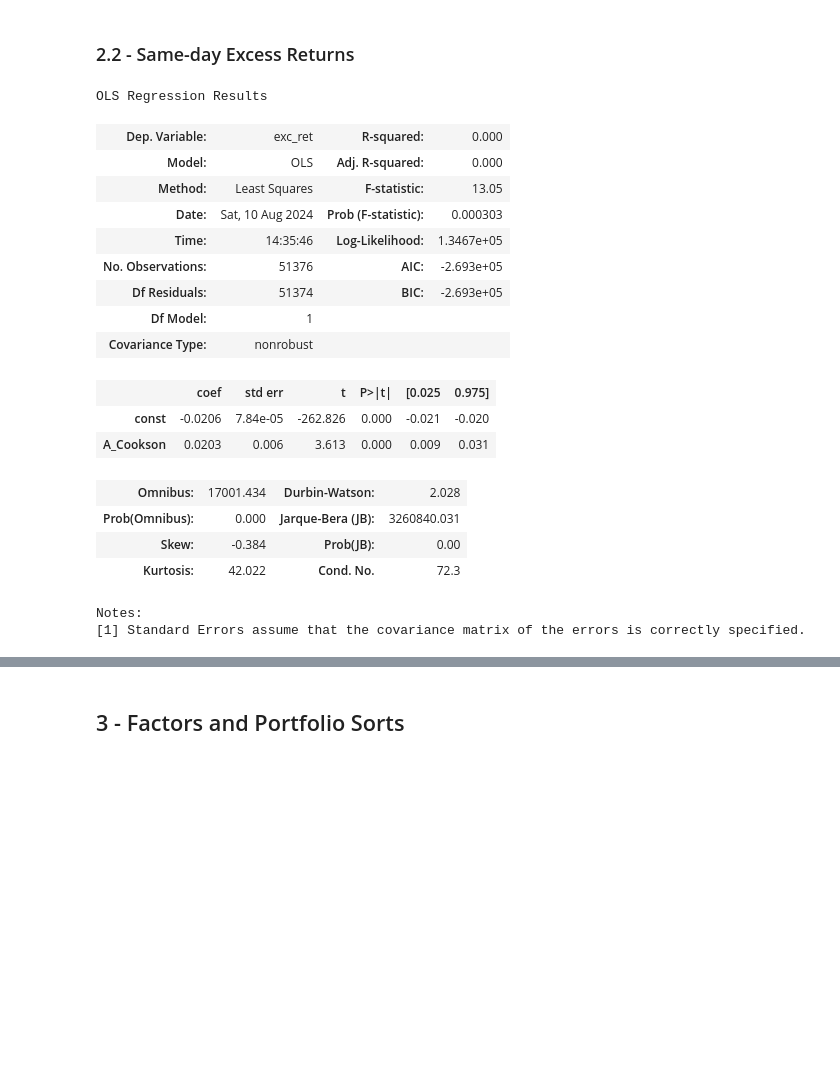
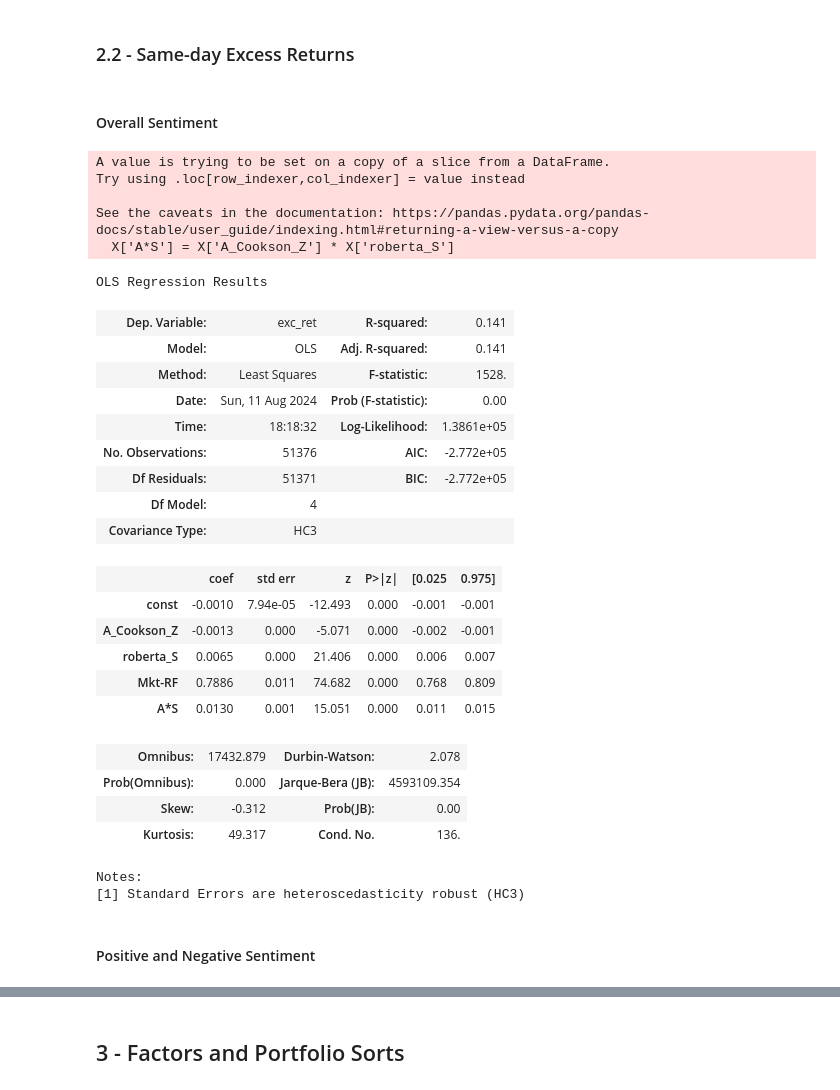
Before and after one commit to Berga20/Code_MSc_Thesis, a Jupyter notebook: Analysis.ipynb, the cells around one changed output, grey strips where cells are left out. Drawn from its saved outputs; the diff is of its cells as text; code cells hidden in the pictures; blank space fills up the shorter version.

```diff
--- a/Analysis.ipynb
+++ b/Analysis.ipynb
@@ -533,0 +577,3 @@ research_data
+# %%
+X = regressions_data[['A_Cookson_Z', 'roberta_S', 'Mkt-RF']]
+X['A*S'] = X['A_Cookson_Z'] * X['roberta_S']
@@ -559,0 +624,4 @@ Notes:
+# %%
+X = regressions_data[['A_Cookson_Z', 'roberta_pos', 'roberta_neg', 'Mkt-RF']]
+X['A*S_pos'] = X['A_Cookson_Z'] * X['roberta_pos']
+X['A*S_neg'] = X['A_Cookson_Z'] * X['roberta_neg']
@@ -559,0 +639,5 @@ Notes:
+# %%
+X_ols = sm.add_constant(X)
+y_ndret = regressions_data['exc_ret_nd']
+m2 = sm.OLS(y_ndret, X_ols).fit(cov_type='HC3')
+m2.summary()
@@ -560,26 +669,43 @@ Notes:
 # %% [markdown]
 ### 2.2 - Same-day Excess Returns
+# %% [markdown]
+#### Overall Sentiment
+# %%
+X = regressions_data[['A_Cookson_Z', 'roberta_S', 'Mkt-RF']]
+X['A*S'] = X['A_Cookson_Z'] * X['roberta_S']
+X_ols = sm.add_constant(X)
+# %% [output]
+A value is trying to be set on a copy of a slice from a DataFrame.
+Try using .loc[row_indexer,col_indexer] = value instead
+
+See the caveats in the documentation: https://pandas.pydata.org/pandas-docs/stable/user_guide/indexing.html#returning-a-view-versus-a-copy
+  X['A*S'] = X['A_Cookson_Z'] * X['roberta_S']
 # %%
-y_ret = research_data['exc_ret']
-m2 = sm.OLS(y_ret, X_ols).fit()
-m2.summary()
+y_ret = regressions_data['exc_ret']
+m3 = sm.OLS(y_ret, X_ols).fit(cov_type='HC3')
+m3.summary()
 # %% [output]
 OLS Regression Results
-| Dep. Variable: | exc_ret | R-squared: | 0.000 |
-| Model: | OLS | Adj. R-squared: | 0.000 |
-| Method: | Least Squares | F-statistic: | 13.05 |
-| Date: | Sat, 10 Aug 2024 | Prob (F-statistic): | 0.000303 |
-| Time: | 14:35:46 | Log-Likelihood: | 1.3467e+05 |
-| No. Observations: | 51376 | AIC: | -2.693e+05 |
-| Df Residuals: | 51374 | BIC: | -2.693e+05 |
-| Df Model: | 1 |  |  |
-| Covariance Type: | nonrobust |  |  |
+| Dep. Variable: | exc_ret | R-squared: | 0.141 |
+| Model: | OLS | Adj. R-squared: | 0.141 |
+| Method: | Least Squares | F-statistic: | 1528. |
+| Date: | Sun, 11 Aug 2024 | Prob (F-statistic): | 0.00 |
+| Time: | 18:18:32 | Log-Likelihood: | 1.3861e+05 |
+| No. Observations: | 51376 | AIC: | -2.772e+05 |
+| Df Residuals: | 51371 | BIC: | -2.772e+05 |
+| Df Model: | 4 |  |  |
+| Covariance Type: | HC3 |  |  |
-|  | coef | std err | t | P>|t| | [0.025 | 0.975] |
-| const | -0.0206 | 7.84e-05 | -262.826 | 0.000 | -0.021 | -0.020 |
-| A_Cookson | 0.0203 | 0.006 | 3.613 | 0.000 | 0.009 | 0.031 |
+|  | coef | std err | z | P>|z| | [0.025 | 0.975] |
+| const | -0.0010 | 7.94e-05 | -12.493 | 0.000 | -0.001 | -0.001 |
+| A_Cookson_Z | -0.0013 | 0.000 | -5.071 | 0.000 | -0.002 | -0.001 |
+| roberta_S | 0.0065 | 0.000 | 21.406 | 0.000 | 0.006 | 0.007 |
+| Mkt-RF | 0.7886 | 0.011 | 74.682 | 0.000 | 0.768 | 0.809 |
+| A*S | 0.0130 | 0.001 | 15.051 | 0.000 | 0.011 | 0.015 |
-| Omnibus: | 17001.434 | Durbin-Watson: | 2.028 |
-| Prob(Omnibus): | 0.000 | Jarque-Bera (JB): | 3260840.031 |
-| Skew: | -0.384 | Prob(JB): | 0.00 |
-| Kurtosis: | 42.022 | Cond. No. | 72.3 |
+| Omnibus: | 17432.879 | Durbin-Watson: | 2.078 |
+| Prob(Omnibus): | 0.000 | Jarque-Bera (JB): | 4593109.354 |
+| Skew: | -0.312 | Prob(JB): | 0.00 |
+| Kurtosis: | 49.317 | Cond. No. | 136. |
 Notes:
-[1] Standard Errors assume that the covariance matrix of the errors is correctly specified.
+[1] Standard Errors are heteroscedasticity robust (HC3)
+# %% [markdown]
+#### Positive and Negative Sentiment
```
Also changed, not shown: parts of 87 cells of this notebook.
